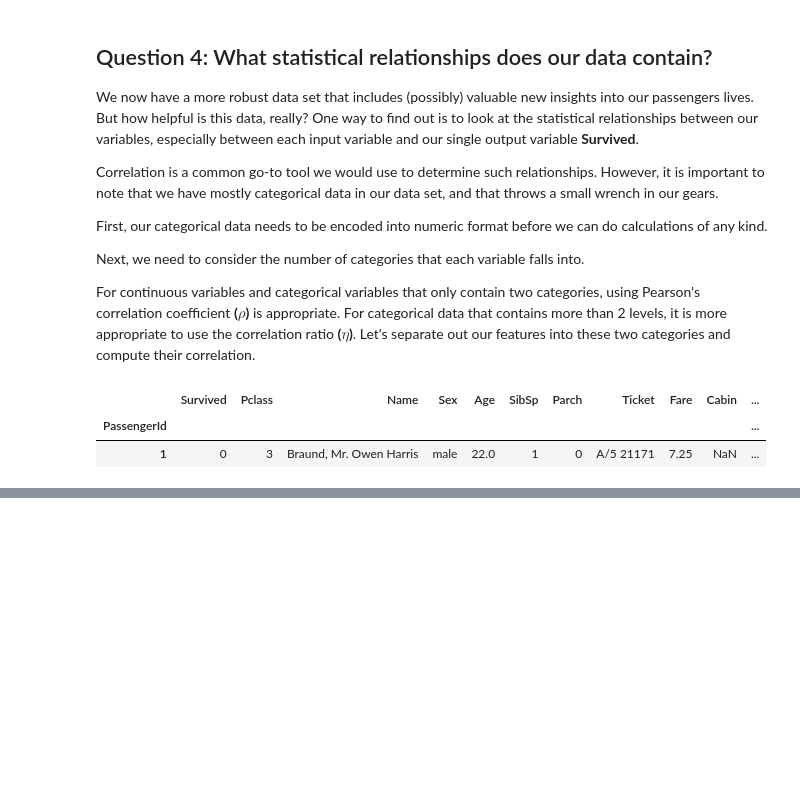
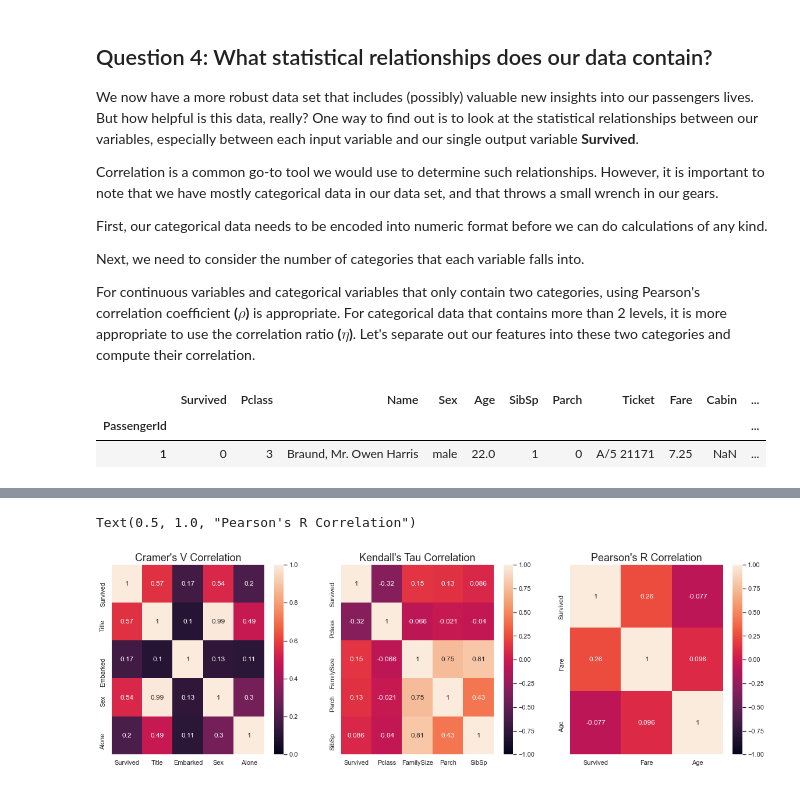
Before and after one commit to wcneill/kaggle, a Jupyter notebook: titanic/log_reg_00v2.ipynb, the cells around one changed output, grey strips where cells are left out. Saved outputs shown, nothing was run; the diff lists cells and outputs as text; code cells hidden in the pictures; blank space fills up the shorter version.

```diff
--- a/titanic/log_reg_00v2.ipynb
+++ b/titanic/log_reg_00v2.ipynb
@@ -221,0 +209,45 @@ sns.heatmap(train_df[cont_vars].corr(), annot=True)
+# %%
+def cramers_v_matrix(dataframe, variables):
+
+    df = pd.DataFrame(index=dataframe[variables].columns, columns=dataframe[variables].columns, dtype="float64")
+
+    for v1, v2 in itertools.combinations(variables, 2):
+
+        # generate contingency table:
+        table = pd.crosstab(dataframe[v1], dataframe[v2])
+        n     = len(dataframe.index)
+        r, k  = table.shape
+
+        # calculate chi squared and phi
+        chi2  = ss.chi2_contingency(table)[0]
+        phi2  = chi2/n
+
+        # bias corrections:
+        r = r - ((r - 1)**2)/(n - 1)
+        k = k - ((k - 1)**2)/(n - 1)
+        phi2 = max(0, phi2 - (k - 1)*(r - 1)/(n - 1))
+
+        # fill correlation matrix
+        df.loc[v1, v2] = np.sqrt(phi2/min(k - 1, r - 1))
+        df.loc[v2, v1] = np.sqrt(phi2/min(k - 1, r - 1))
+        np.fill_diagonal(df.values, np.ones(len(df)))
+
+    return df
+# %%
+fig, axes = plt.subplots(1, 3, figsize=(20,6))
+
+# nominal variable correlation
+ax1 = sns.heatmap(cramers_v_matrix(train_df, nom_vars), annot=True, ax=axes[0], vmin=0)
+
+# ordinal variable correlation:
+ax2 = sns.heatmap(train_df[ord_vars].corr(method='kendall'), annot=True, ax=axes[1], vmin=-1)
+
+# Pearson's correlation:
+ax3 = sns.heatmap(train_df[cont_vars].corr(), annot=True, ax=axes[2], vmin=-1)
+
+ax1.set_title("Cramer's V Correlation")
+ax2.set_title("Kendall's Tau Correlation")
+ax3.set_title("Pearson's R Correlation")
+# %% [output]
+Text(0.5, 1.0, "Pearson's R Correlation")
+[figure, added]
```
Also changed, not shown: parts of 12 cells of this notebook, 1 other file.
